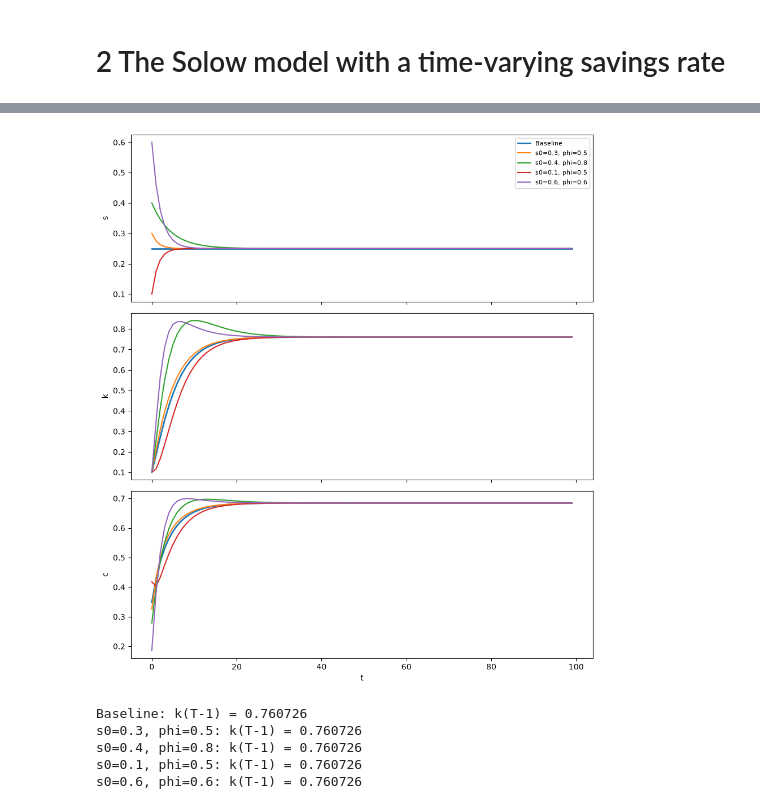
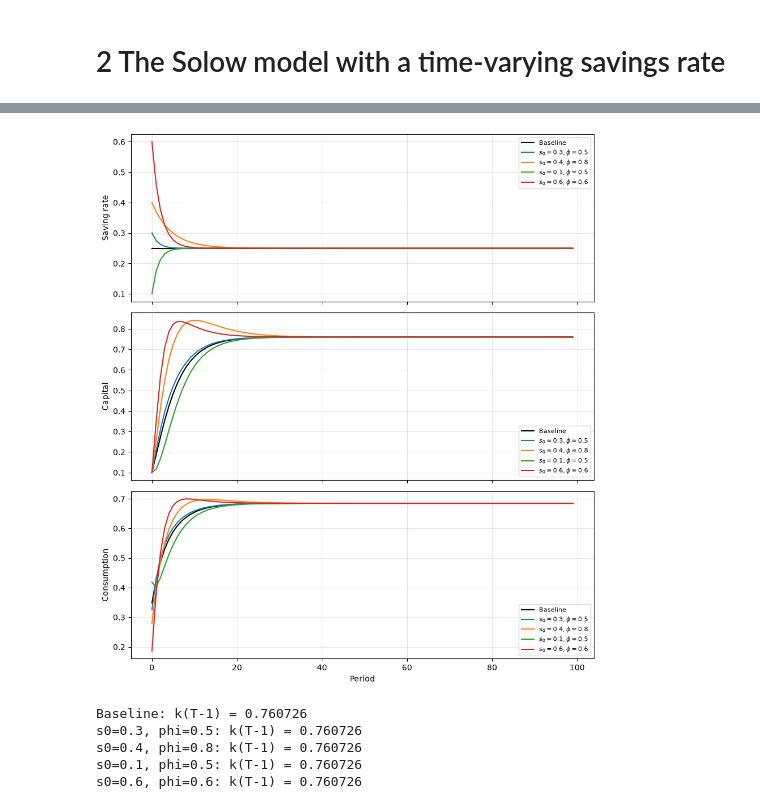
Before and after one commit to Alba-uni/AA_Project_1, a Jupyter notebook: Exam/Exam2.ipynb, the cells around one changed output, grey strips where cells are left out. Cells and saved outputs as stored; diff of their text form; code cells hidden in the pictures.

```diff
--- a/Exam/Exam2.ipynb
+++ b/Exam/Exam2.ipynb
@@ -151,67 +128,40 @@ All five cases have the same final capital when rounded to six decimal places. T
 # %%
-# 2.2.1 Savings rule
-def savings_rule(s0, phi, s_bar, T):
-    t = np.arange(T)
-    return s_bar + (s0 - s_bar) * phi**t
+# 2.2 Time-varying savings rule and simulations
+cases = [(0.30, 0.50), (0.40, 0.80), (0.10, 0.50), (0.60, 0.60)]
+models = {}
 
-# 2.2.2 Simulate the four cases and compare them with the baseline
-baseline = {"k": k, "y": y, "c": c, "s": s_path}
+for s0, phi in cases:
+    case_model = SolowModelClass()
+    case_model.simulate(case_model.s_path(s0, phi))
+    models[(s0, phi)] = case_model
 
-# Four combinations
-cases = [
-    (0.30, 0.50),
-    (0.40, 0.80),
-    (0.10, 0.50),
-    (0.60, 0.60),
-]
+fig, ax = plt.subplots(3, 1, figsize=(9, 10), sharex=True)
+series = [(None, 'Baseline', 'black')]
+for (s0, phi), case_model in models.items():
+    series.append(((s0, phi), f'$s_0={s0},\\phi={phi}$', None))
 
-results = {}
+for key, label, color in series:
+    sim = baseline if key is None else models[key].sim
+    line_color = color if color else None
+    ax[0].plot(sim.s, label=label, color=line_color)
+    ax[1].plot(sim.k, label=label, color=line_color)
+    ax[2].plot(sim.c, label=label, color=line_color)
 
-# Simulate all cases using the common simulator
-for s0, phi in cases:
-    s_i = savings_rule(s0, phi, s_bar, T)
-    k_i, y_i, c_i, s_i = simulate_solow(
-        k0, s_i, alpha, delta, T
-    )
-    results[(s0, phi)] = {
-        "k": k_i,
-        "y": y_i,
-        "c": c_i,
-        "s": s_i,
-    }
-
-# 2.2.2 Figure
-fig, ax = plt.subplots(3, 1, figsize=(9, 10), sharex=True)
-
-# Savings rate
-ax[0].plot(baseline["s"], lw=2, label="Baseline")
-for (s0, phi), res in results.items():
-    ax[0].plot(res["s"], label=f"s0={s0}, phi={phi}")
-ax[0].set_ylabel("s")
-ax[0].legend(fontsize=8)
-
-# Capital
-ax[1].plot(baseline["k"], lw=2, label="Baseline")
-for (s0, phi), res in results.items():
-    ax[1].plot(res["k"], label=f"s0={s0}, phi={phi}")
-ax[1].set_ylabel("k")
-
-# Consumption
-ax[2].plot(baseline["c"], lw=2, label="Baseline")
-for (s0, phi), res in results.items():
-    ax[2].plot(res["c"], label=f"s0={s0}, phi={phi}")
-ax[2].set_ylabel("c")
-ax[2].set_xlabel("t")
-
+ax[0].set_ylabel('Saving rate')
+ax[1].set_ylabel('Capital')
+ax[2].set_ylabel('Consumption')
+ax[2].set_xlabel('Period')
+for axis in ax:
+    axis.legend(fontsize=8)
+    axis.grid(alpha=0.3)
 plt.tight_layout()
 plt.show()
 
-# 2.2.3 Report final capital
-print(f"Baseline: k(T-1) = {baseline['k'][-1]:.6f}")
-for (s0, phi), res in results.items():
-    print(f"s0={s0}, phi={phi}: k(T-1) = {res['k'][-1]:.6f}")
+print(f'Baseline: k(T-1) = {baseline.k[-1]:.6f}')
+for (s0, phi), case_model in models.items():
+    print(f's0={s0}, phi={phi}: k(T-1) = {case_model.sim.k[-1]:.6f}')
 # %% [output]
-[figure, old version]
+[figure, new version]
 Baseline: k(T-1) = 0.760726
 s0=0.3, phi=0.5: k(T-1) = 0.760726
 s0=0.4, phi=0.8: k(T-1) = 0.760726
```
Also changed, not shown: parts of 12 cells of this notebook, 1 other file.
